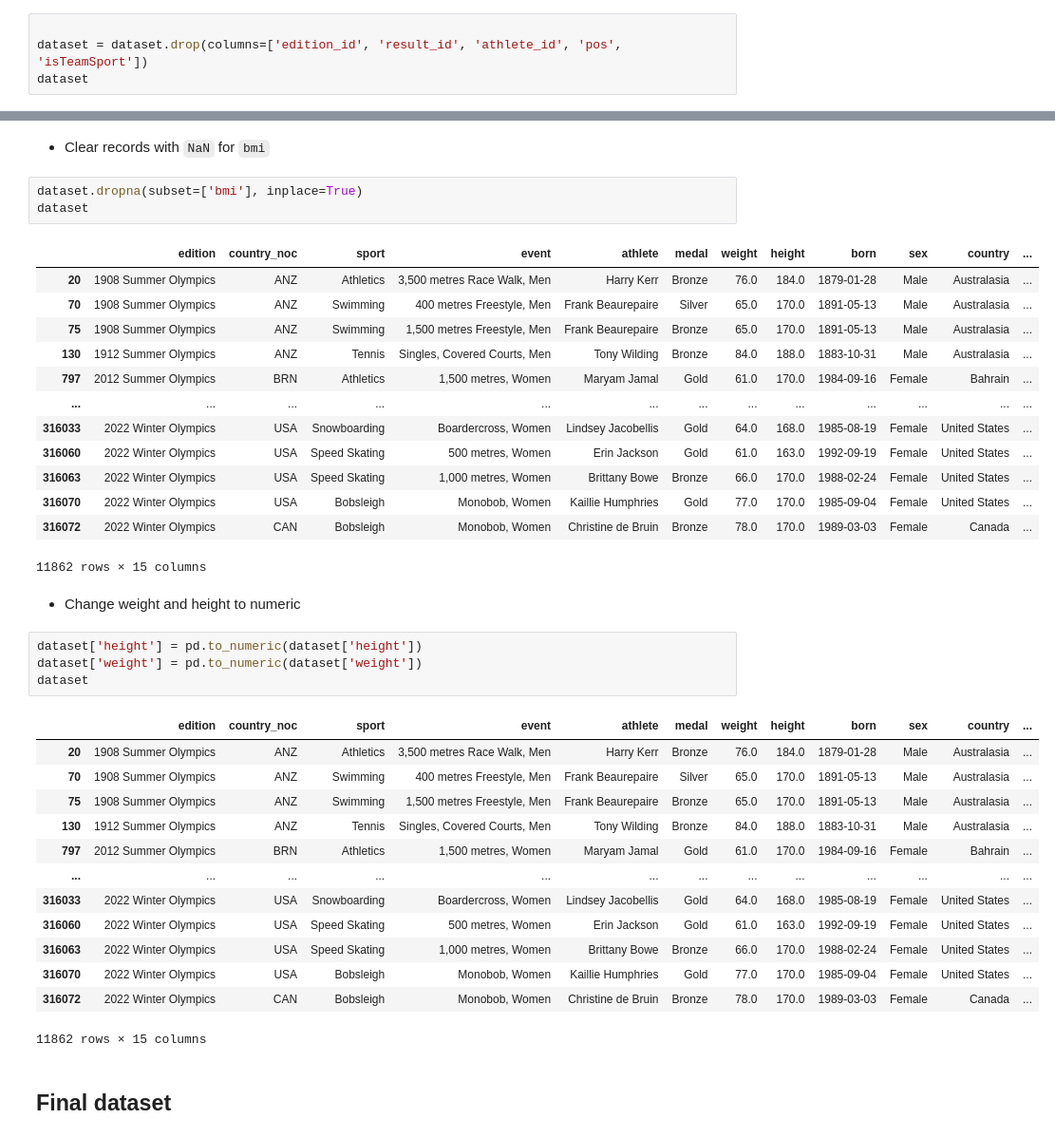
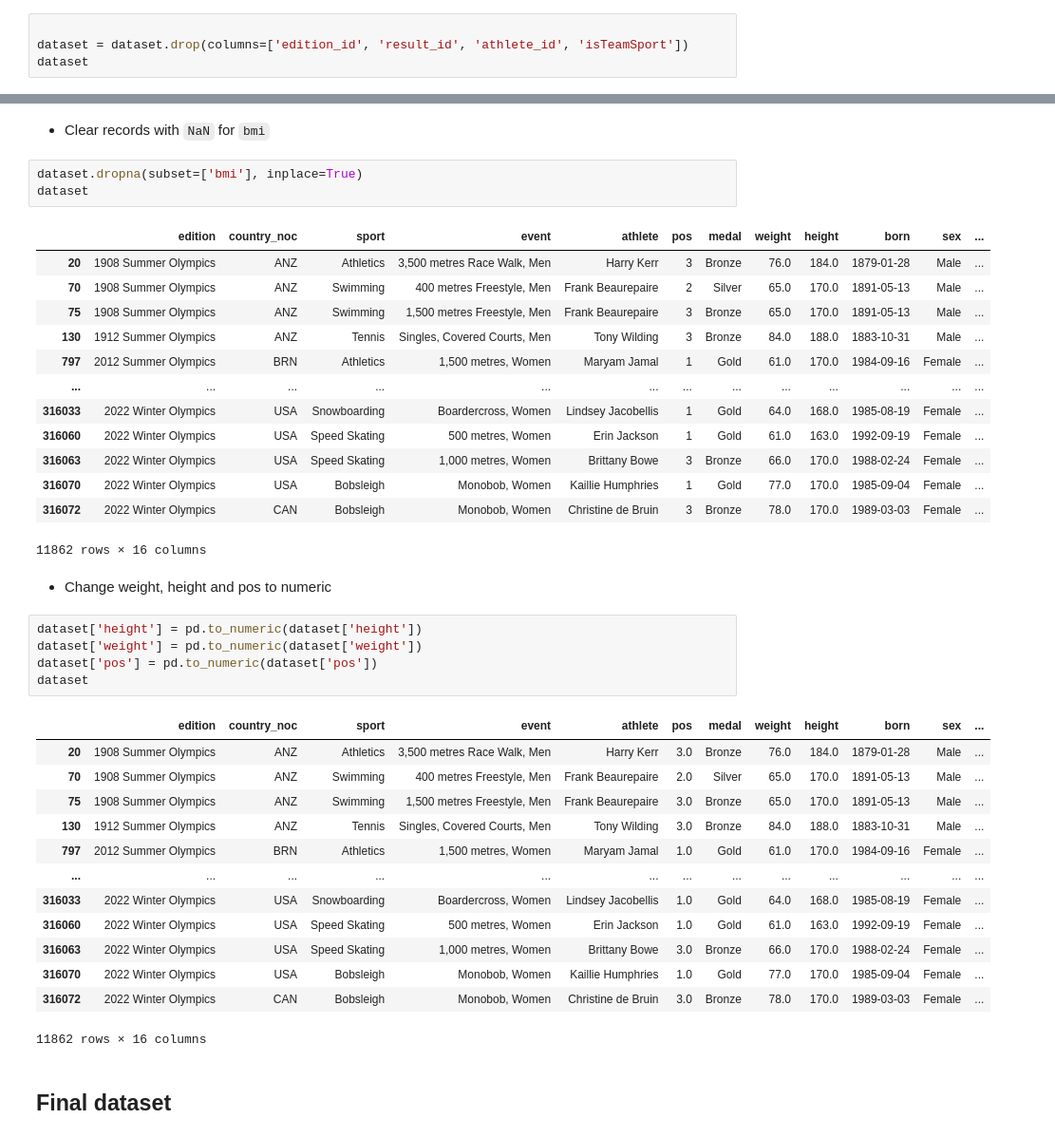
Before and after one commit to maximlesy/big-data-olympic-games, a Jupyter notebook: data-exploration/preparation.ipynb, the cells around one changed output, grey strips where cells are left out. Shown at 95% size. Cells and saved outputs as stored; diff of their text form.

```diff
--- a/data-exploration/preparation.ipynb
+++ b/data-exploration/preparation.ipynb
@@ -107,6 +107,6 @@ dataset
 - Remove columns
 # %%
 
-dataset = dataset.drop(columns=['edition_id', 'result_id', 'athlete_id', 'pos', 'isTeamSport'])
+dataset = dataset.drop(columns=['edition_id', 'result_id', 'athlete_id', 'isTeamSport'])
 dataset
 # %% [output]
@@ -206,39 +206,40 @@ dataset
 dataset.dropna(subset=['bmi'], inplace=True)
 dataset
 # %% [output]
-|  | edition | country_noc | sport | event | athlete | medal | weight | height | born | sex | country | ... |
-| 20 | 1908 Summer Olympics | ANZ | Athletics | 3,500 metres Race Walk, Men | Harry Kerr | Bronze | 76.0 | 184.0 | 1879-01-28 | Male | Australasia | ... |
-| 70 | 1908 Summer Olympics | ANZ | Swimming | 400 metres Freestyle, Men | Frank Beaurepaire | Silver | 65.0 | 170.0 | 1891-05-13 | Male | Australasia | ... |
-| 75 | 1908 Summer Olympics | ANZ | Swimming | 1,500 metres Freestyle, Men | Frank Beaurepaire | Bronze | 65.0 | 170.0 | 1891-05-13 | Male | Australasia | ... |
-| 130 | 1912 Summer Olympics | ANZ | Tennis | Singles, Covered Courts, Men | Tony Wilding | Bronze | 84.0 | 188.0 | 1883-10-31 | Male | Australasia | ... |
-| 797 | 2012 Summer Olympics | BRN | Athletics | 1,500 metres, Women | Maryam Jamal | Gold | 61.0 | 170.0 | 1984-09-16 | Female | Bahrain | ... |
+|  | edition | country_noc | sport | event | athlete | pos | medal | weight | height | born | sex | ... |
+| 20 | 1908 Summer Olympics | ANZ | Athletics | 3,500 metres Race Walk, Men | Harry Kerr | 3 | Bronze | 76.0 | 184.0 | 1879-01-28 | Male | ... |
+| 70 | 1908 Summer Olympics | ANZ | Swimming | 400 metres Freestyle, Men | Frank Beaurepaire | 2 | Silver | 65.0 | 170.0 | 1891-05-13 | Male | ... |
+| 75 | 1908 Summer Olympics | ANZ | Swimming | 1,500 metres Freestyle, Men | Frank Beaurepaire | 3 | Bronze | 65.0 | 170.0 | 1891-05-13 | Male | ... |
+| 130 | 1912 Summer Olympics | ANZ | Tennis | Singles, Covered Courts, Men | Tony Wilding | 3 | Bronze | 84.0 | 188.0 | 1883-10-31 | Male | ... |
+| 797 | 2012 Summer Olympics | BRN | Athletics | 1,500 metres, Women | Maryam Jamal | 1 | Gold | 61.0 | 170.0 | 1984-09-16 | Female | ... |
 | ... | ... | ... | ... | ... | ... | ... | ... | ... | ... | ... | ... | ... |
-| 316033 | 2022 Winter Olympics | USA | Snowboarding | Boardercross, Women | Lindsey Jacobellis | Gold | 64.0 | 168.0 | 1985-08-19 | Female | United States | ... |
-| 316060 | 2022 Winter Olympics | USA | Speed Skating | 500 metres, Women | Erin Jackson | Gold | 61.0 | 163.0 | 1992-09-19 | Female | United States | ... |
-| 316063 | 2022 Winter Olympics | USA | Speed Skating | 1,000 metres, Women | Brittany Bowe | Bronze | 66.0 | 170.0 | 1988-02-24 | Female | United States | ... |
-| 316070 | 2022 Winter Olympics | USA | Bobsleigh | Monobob, Women | Kaillie Humphries | Gold | 77.0 | 170.0 | 1985-09-04 | Female | United States | ... |
-| 316072 | 2022 Winter Olympics | CAN | Bobsleigh | Monobob, Women | Christine de Bruin | Bronze | 78.0 | 170.0 | 1989-03-03 | Female | Canada | ... |
+| 316033 | 2022 Winter Olympics | USA | Snowboarding | Boardercross, Women | Lindsey Jacobellis | 1 | Gold | 64.0 | 168.0 | 1985-08-19 | Female | ... |
+| 316060 | 2022 Winter Olympics | USA | Speed Skating | 500 metres, Women | Erin Jackson | 1 | Gold | 61.0 | 163.0 | 1992-09-19 | Female | ... |
+| 316063 | 2022 Winter Olympics | USA | Speed Skating | 1,000 metres, Women | Brittany Bowe | 3 | Bronze | 66.0 | 170.0 | 1988-02-24 | Female | ... |
+| 316070 | 2022 Winter Olympics | USA | Bobsleigh | Monobob, Women | Kaillie Humphries | 1 | Gold | 77.0 | 170.0 | 1985-09-04 | Female | ... |
+| 316072 | 2022 Winter Olympics | CAN | Bobsleigh | Monobob, Women | Christine de Bruin | 3 | Bronze | 78.0 | 170.0 | 1989-03-03 | Female | ... |
-11862 rows × 15 columns
+11862 rows × 16 columns
 # %% [markdown]
-- Change weight and height to numeric
+- Change weight, height and pos to numeric
 # %%
 dataset['height'] = pd.to_numeric(dataset['height'])
 dataset['weight'] = pd.to_numeric(dataset['weight'])
+dataset['pos'] = pd.to_numeric(dataset['pos'])
 dataset
 # %% [output]
-|  | edition | country_noc | sport | event | athlete | medal | weight | height | born | sex | country | ... |
-| 20 | 1908 Summer Olympics | ANZ | Athletics | 3,500 metres Race Walk, Men | Harry Kerr | Bronze | 76.0 | 184.0 | 1879-01-28 | Male | Australasia | ... |
-| 70 | 1908 Summer Olympics | ANZ | Swimming | 400 metres Freestyle, Men | Frank Beaurepaire | Silver | 65.0 | 170.0 | 1891-05-13 | Male | Australasia | ... |
-| 75 | 1908 Summer Olympics | ANZ | Swimming | 1,500 metres Freestyle, Men | Frank Beaurepaire | Bronze | 65.0 | 170.0 | 1891-05-13 | Male | Australasia | ... |
-| 130 | 1912 Summer Olympics | ANZ | Tennis | Singles, Covered Courts, Men | Tony Wilding | Bronze | 84.0 | 188.0 | 1883-10-31 | Male | Australasia | ... |
-| 797 | 2012 Summer Olympics | BRN | Athletics | 1,500 metres, Women | Maryam Jamal | Gold | 61.0 | 170.0 | 1984-09-16 | Female | Bahrain | ... |
+|  | edition | country_noc | sport | event | athlete | pos | medal | weight | height | born | sex | ... |
+| 20 | 1908 Summer Olympics | ANZ | Athletics | 3,500 metres Race Walk, Men | Harry Kerr | 3.0 | Bronze | 76.0 | 184.0 | 1879-01-28 | Male | ... |
+| 70 | 1908 Summer Olympics | ANZ | Swimming | 400 metres Freestyle, Men | Frank Beaurepaire | 2.0 | Silver | 65.0 | 170.0 | 1891-05-13 | Male | ... |
+| 75 | 1908 Summer Olympics | ANZ | Swimming | 1,500 metres Freestyle, Men | Frank Beaurepaire | 3.0 | Bronze | 65.0 | 170.0 | 1891-05-13 | Male | ... |
+| 130 | 1912 Summer Olympics | ANZ | Tennis | Singles, Covered Courts, Men | Tony Wilding | 3.0 | Bronze | 84.0 | 188.0 | 1883-10-31 | Male | ... |
+| 797 | 2012 Summer Olympics | BRN | Athletics | 1,500 metres, Women | Maryam Jamal | 1.0 | Gold | 61.0 | 170.0 | 1984-09-16 | Female | ... |
 | ... | ... | ... | ... | ... | ... | ... | ... | ... | ... | ... | ... | ... |
-| 316033 | 2022 Winter Olympics | USA | Snowboarding | Boardercross, Women | Lindsey Jacobellis | Gold | 64.0 | 168.0 | 1985-08-19 | Female | United States | ... |
-| 316060 | 2022 Winter Olympics | USA | Speed Skating | 500 metres, Women | Erin Jackson | Gold | 61.0 | 163.0 | 1992-09-19 | Female | United States | ... |
-| 316063 | 2022 Winter Olympics | USA | Speed Skating | 1,000 metres, Women | Brittany Bowe | Bronze | 66.0 | 170.0 | 1988-02-24 | Female | United States | ... |
-| 316070 | 2022 Winter Olympics | USA | Bobsleigh | Monobob, Women | Kaillie Humphries | Gold | 77.0 | 170.0 | 1985-09-04 | Female | United States | ... |
-| 316072 | 2022 Winter Olympics | CAN | Bobsleigh | Monobob, Women | Christine de Bruin | Bronze | 78.0 | 170.0 | 1989-03-03 | Female | Canada | ... |
+| 316033 | 2022 Winter Olympics | USA | Snowboarding | Boardercross, Women | Lindsey Jacobellis | 1.0 | Gold | 64.0 | 168.0 | 1985-08-19 | Female | ... |
+| 316060 | 2022 Winter Olympics | USA | Speed Skating | 500 metres, Women | Erin Jackson | 1.0 | Gold | 61.0 | 163.0 | 1992-09-19 | Female | ... |
+| 316063 | 2022 Winter Olympics | USA | Speed Skating | 1,000 metres, Women | Brittany Bowe | 3.0 | Bronze | 66.0 | 170.0 | 1988-02-24 | Female | ... |
+| 316070 | 2022 Winter Olympics | USA | Bobsleigh | Monobob, Women | Kaillie Humphries | 1.0 | Gold | 77.0 | 170.0 | 1985-09-04 | Female | ... |
+| 316072 | 2022 Winter Olympics | CAN | Bobsleigh | Monobob, Women | Christine de Bruin | 3.0 | Bronze | 78.0 | 170.0 | 1989-03-03 | Female | ... |
-11862 rows × 15 columns
+11862 rows × 16 columns
 # %% [markdown]
 ## Final dataset
 # %%
```
Also changed, not shown: parts of 7 cells of this notebook.
